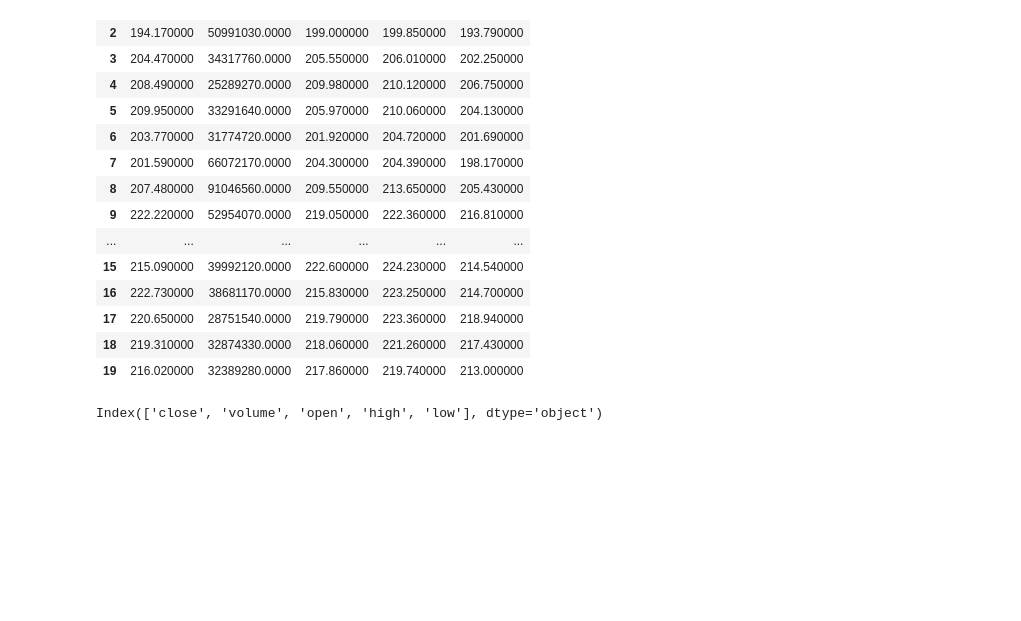
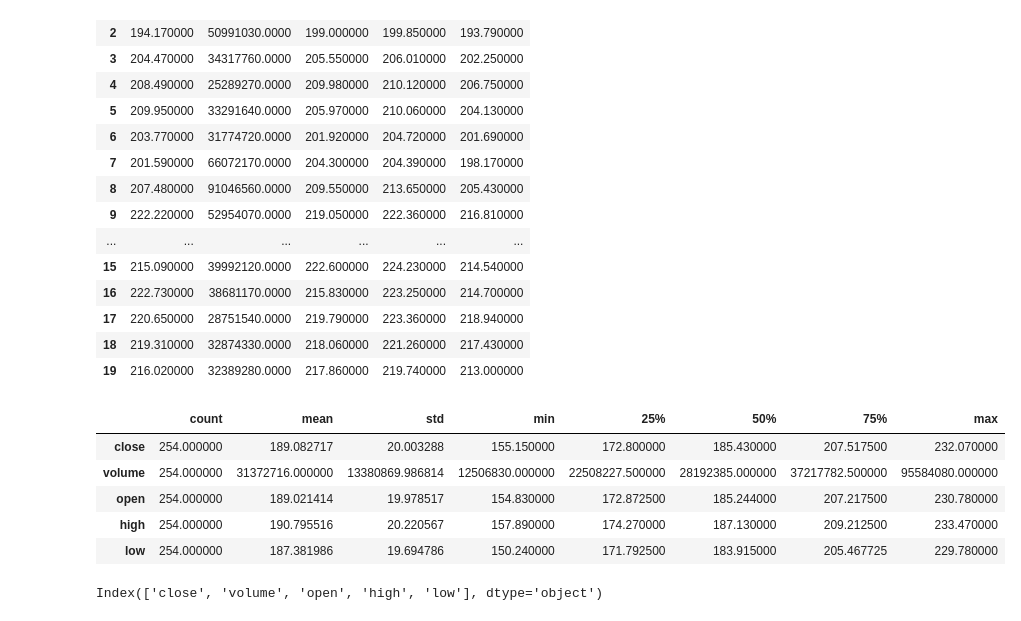
Before and after one commit to ecemguven00/extraexercises1, a Jupyter notebook: extraexercises.ipynb, the cells around one changed output. Saved outputs shown, nothing was run; the diff lists cells and outputs as text; code cells hidden in the pictures; blank space fills up the shorter version.

```diff
--- a/extraexercises.ipynb
+++ b/extraexercises.ipynb
@@ -516,6 +551,15 @@ x.style.highlight_max(color='red')
 | 17 | 220.650000 | 28751540.0000 | 219.790000 | 223.360000 | 218.940000 |
 | 18 | 219.310000 | 32874330.0000 | 218.060000 | 221.260000 | 217.430000 |
 | 19 | 216.020000 | 32389280.0000 | 217.860000 | 219.740000 | 213.000000 |
+# %%
+x.style.highlight_min(color='yellow')
+# %% [output]
+|  | count | mean | std | min | 25% | 50% | 75% | max |
+| close | 254.000000 | 189.082717 | 20.003288 | 155.150000 | 172.800000 | 185.430000 | 207.517500 | 232.070000 |
+| volume | 254.000000 | 31372716.000000 | 13380869.986814 | 12506830.000000 | 22508227.500000 | 28192385.000000 | 37217782.500000 | 95584080.000000 |
+| open | 254.000000 | 189.021414 | 19.978517 | 154.830000 | 172.872500 | 185.244000 | 207.217500 | 230.780000 |
+| high | 254.000000 | 190.795516 | 20.220567 | 157.890000 | 174.270000 | 187.130000 | 209.212500 | 233.470000 |
+| low | 254.000000 | 187.381986 | 19.694786 | 150.240000 | 171.792500 | 183.915000 | 205.467725 | 229.780000 |
 # %%
 apple1.columns
 # %% [output]
```
Also changed, not shown: parts of 14 cells of this notebook.
